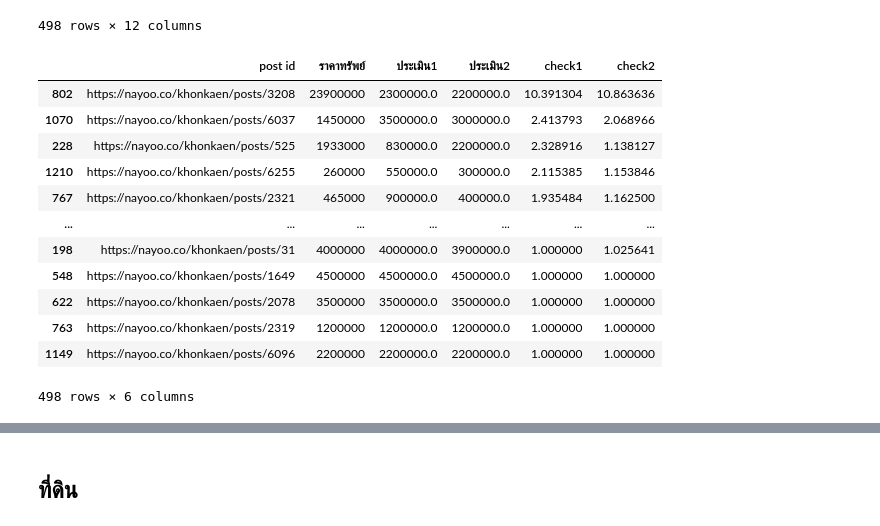
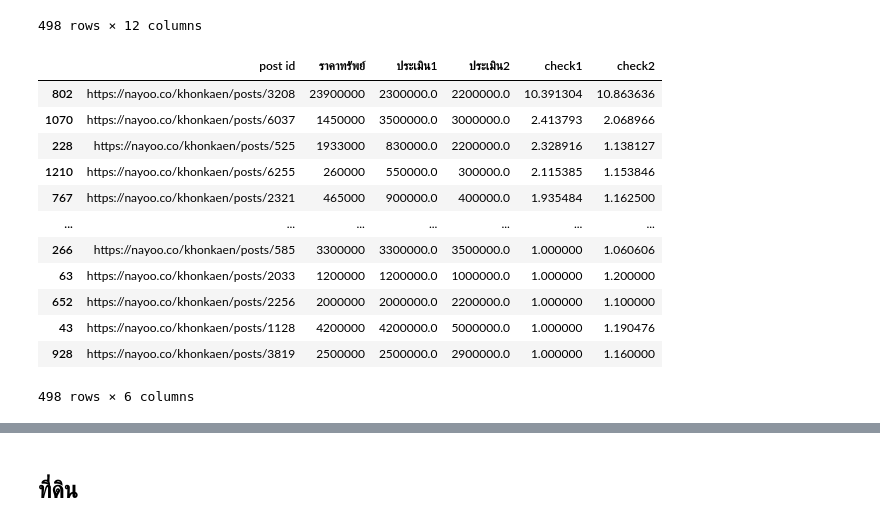
Before and after one commit to Pittawas6330210206/bsc_dpdm22, a Jupyter notebook: HW3.ipynb, the cells around one changed output, grey strips where cells are left out. Saved outputs shown, nothing was run; the diff lists cells and outputs as text; code cells hidden in the pictures.

```diff
--- a/HW3.ipynb
+++ b/HW3.ipynb
@@ -144,18 +144,18 @@ id2_d
 498 rows × 12 columns
 # %%
 home = id2_d[['post id','ราคาทรัพย์','ประเมิน1','ประเมิน2','check1','check2']]
-home.sort_values(by=['check1','check2'],ascending=False)
+home.sort_values(by=['check1'],ascending=False)
 # %% [output]
 |  | post id | ราคาทรัพย์ | ประเมิน1 | ประเมิน2 | check1 | check2 |
 | 802 | https://nayoo.co/khonkaen/posts/3208 | 23900000 | 2300000.0 | 2200000.0 | 10.391304 | 10.863636 |
 | 1070 | https://nayoo.co/khonkaen/posts/6037 | 1450000 | 3500000.0 | 3000000.0 | 2.413793 | 2.068966 |
 | 228 | https://nayoo.co/khonkaen/posts/525 | 1933000 | 830000.0 | 2200000.0 | 2.328916 | 1.138127 |
 | 1210 | https://nayoo.co/khonkaen/posts/6255 | 260000 | 550000.0 | 300000.0 | 2.115385 | 1.153846 |
 | 767 | https://nayoo.co/khonkaen/posts/2321 | 465000 | 900000.0 | 400000.0 | 1.935484 | 1.162500 |
 | ... | ... | ... | ... | ... | ... | ... |
-| 198 | https://nayoo.co/khonkaen/posts/31 | 4000000 | 4000000.0 | 3900000.0 | 1.000000 | 1.025641 |
-| 548 | https://nayoo.co/khonkaen/posts/1649 | 4500000 | 4500000.0 | 4500000.0 | 1.000000 | 1.000000 |
-| 622 | https://nayoo.co/khonkaen/posts/2078 | 3500000 | 3500000.0 | 3500000.0 | 1.000000 | 1.000000 |
-| 763 | https://nayoo.co/khonkaen/posts/2319 | 1200000 | 1200000.0 | 1200000.0 | 1.000000 | 1.000000 |
-| 1149 | https://nayoo.co/khonkaen/posts/6096 | 2200000 | 2200000.0 | 2200000.0 | 1.000000 | 1.000000 |
+| 266 | https://nayoo.co/khonkaen/posts/585 | 3300000 | 3300000.0 | 3500000.0 | 1.000000 | 1.060606 |
+| 63 | https://nayoo.co/khonkaen/posts/2033 | 1200000 | 1200000.0 | 1000000.0 | 1.000000 | 1.200000 |
+| 652 | https://nayoo.co/khonkaen/posts/2256 | 2000000 | 2000000.0 | 2200000.0 | 1.000000 | 1.100000 |
+| 43 | https://nayoo.co/khonkaen/posts/1128 | 4200000 | 4200000.0 | 5000000.0 | 1.000000 | 1.190476 |
+| 928 | https://nayoo.co/khonkaen/posts/3819 | 2500000 | 2500000.0 | 2900000.0 | 1.000000 | 1.160000 |
 498 rows × 6 columns
```
Also changed, not shown: parts of 12 cells of this notebook.
